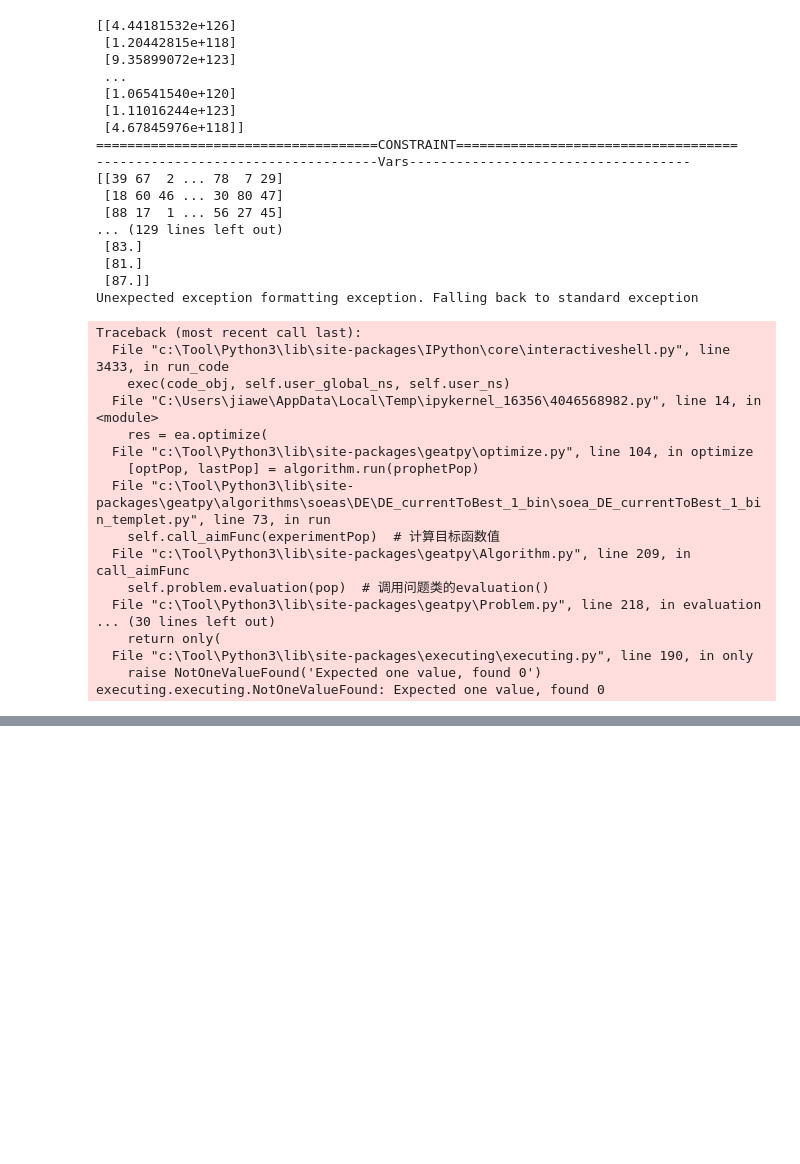
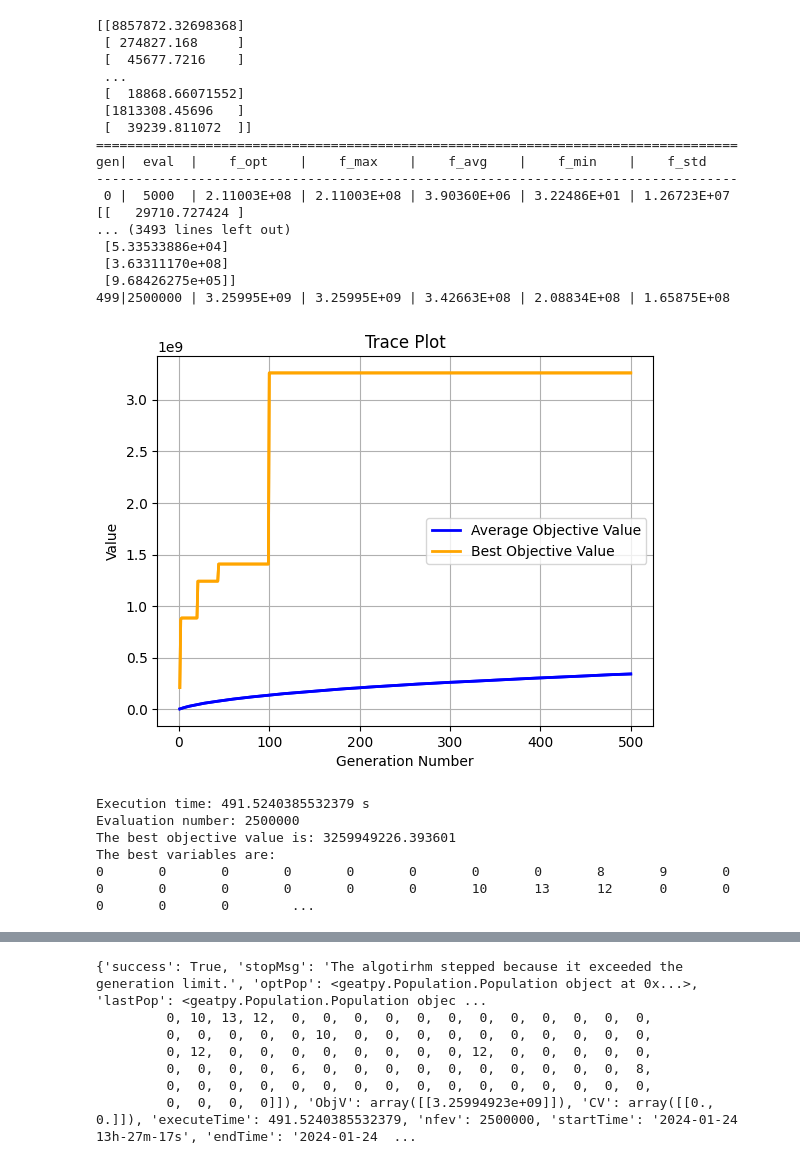
Before and after one commit to jemjemzzZ/Portfolio-Optimization-Research, a Jupyter notebook: Q4/ga_test/test4.ipynb, the cells around one changed output, grey strips where cells are left out. Drawn from its saved outputs; the diff is of its cells as text; code cells hidden in the pictures; blank space fills up the shorter version.

```diff
--- a/Q4/ga_test/test4.ipynb
+++ b/Q4/ga_test/test4.ipynb
@@ -128,58 +166,47 @@ print(pop)
 # %%
 if __name__ == "__main__":
     problem = MyProblem()
 
-    algorithm = ea.soea_DE_currentToBest_1_bin_templet(
+    algorithm = ea.soea_SEGA_templet(
         problem,
-        ea.Population(Encoding='RI', NIND=POP_SIZE, Chrom=pop),
+        ea.Population(Encoding='RI', NIND=POP_SIZE),
         MAXGEN=GEN_NUM,
         logTras=100
     )
 
     algorithm.mutOper.F = 0.7
     algorithm.recOper.XOVR = 0.7
 
     res = ea.optimize(
         algorithm,
         verbose=True,
         drawing=1,
         outputMsg=True,
         drawLog=True
     )
 
     print(res)
 # %% [output]
-[[4.44181532e+126]
- [1.20442815e+118]
- [9.35899072e+123]
+[[8857872.32698368]
+ [ 274827.168     ]
+ [  45677.7216    ]
  ...
- [1.06541540e+120]
- [1.11016244e+123]
- [4.67845976e+118]]
-====================================CONSTRAINT====================================
-------------------------------------Vars------------------------------------
-[[39 67  2 ... 78  7 29]
- [18 60 46 ... 30 80 47]
- [88 17  1 ... 56 27 45]
-... (129 lines left out)
- [83.]
- [81.]
- [87.]]
-Unexpected exception formatting exception. Falling back to standard exception
+ [  18868.66071552]
+ [1813308.45696   ]
+ [  39239.811072  ]]
+==================================================================================
+gen|  eval  |    f_opt    |    f_max    |    f_avg    |    f_min    |    f_std
+----------------------------------------------------------------------------------
+ 0 |  5000  | 2.11003E+08 | 2.11003E+08 | 3.90360E+06 | 3.22486E+01 | 1.26723E+07
+[[   29710.727424 ]
+... (3493 lines left out)
+ [5.33533886e+04]
+ [3.63311170e+08]
+ [9.68426275e+05]]
+499|2500000 | 3.25995E+09 | 3.25995E+09 | 3.42663E+08 | 2.08834E+08 | 1.65875E+08
+[figure, added]
-Traceback (most recent call last):
-  File "c:\Tool\Python3\lib\site-packages\IPython\core\interactiveshell.py", line 3433, in run_code
-    exec(code_obj, self.user_global_ns, self.user_ns)
-  File "C:\Users\jiawe\AppData\Local\Temp\ipykernel_16356\4046568982.py", line 14, in <module>
-    res = ea.optimize(
-  File "c:\Tool\Python3\lib\site-packages\geatpy\optimize.py", line 104, in optimize
-    [optPop, lastPop] = algorithm.run(prophetPop)
-  File "c:\Tool\Python3\lib\site-packages\geatpy\algorithms\soeas\DE\DE_currentToBest_1_bin\soea_DE_currentToBest_1_bin_templet.py", line 73, in run
-    self.call_aimFunc(experimentPop)  # 计算目标函数值
-  File "c:\Tool\Python3\lib\site-packages\geatpy\Algorithm.py", line 209, in call_aimFunc
-    self.problem.evaluation(pop)  # 调用问题类的evaluation()
-  File "c:\Tool\Python3\lib\site-packages\geatpy\Problem.py", line 218, in evaluation
-... (30 lines left out)
-    return only(
-  File "c:\Tool\Python3\lib\site-packages\executing\executing.py", line 190, in only
-    raise NotOneValueFound('Expected one value, found 0')
-executing.executing.NotOneValueFound: Expected one value, found 0
+Execution time: 491.5240385532379 s
+Evaluation number: 2500000
+The best objective value is: 3259949226.393601
+The best variables are:
+0       0       0       0       0       0       0       0       8       9       0       0       0       0       0       0       0       10      13      12      0       0       0       0       0        ...
@@ -185,0 +214,7 @@ executing.executing.NotOneValueFound: Expected one value, found 0
+{'success': True, 'stopMsg': 'The algotirhm stepped because it exceeded the generation limit.', 'optPop': <geatpy.Population.Population object at 0x...>, 'lastPop': <geatpy.Population.Population objec ...
+         0, 10, 13, 12,  0,  0,  0,  0,  0,  0,  0,  0,  0,  0,  0,  0,
+         0,  0,  0,  0,  0, 10,  0,  0,  0,  0,  0,  0,  0,  0,  0,  0,
+         0, 12,  0,  0,  0,  0,  0,  0,  0,  0, 12,  0,  0,  0,  0,  0,
+         0,  0,  0,  0,  6,  0,  0,  0,  0,  0,  0,  0,  0,  0,  0,  8,
+         0,  0,  0,  0,  0,  0,  0,  0,  0,  0,  0,  0,  0,  0,  0,  0,
+         0,  0,  0,  0]]), 'ObjV': array([[3.25994923e+09]]), 'CV': array([[0., 0.]]), 'executeTime': 491.5240385532379, 'nfev': 2500000, 'startTime': '2024-01-24 13h-27m-17s', 'endTime': '2024-01-24  ...
```
Also changed, not shown: parts of 3 cells of this notebook, 2 other files.
